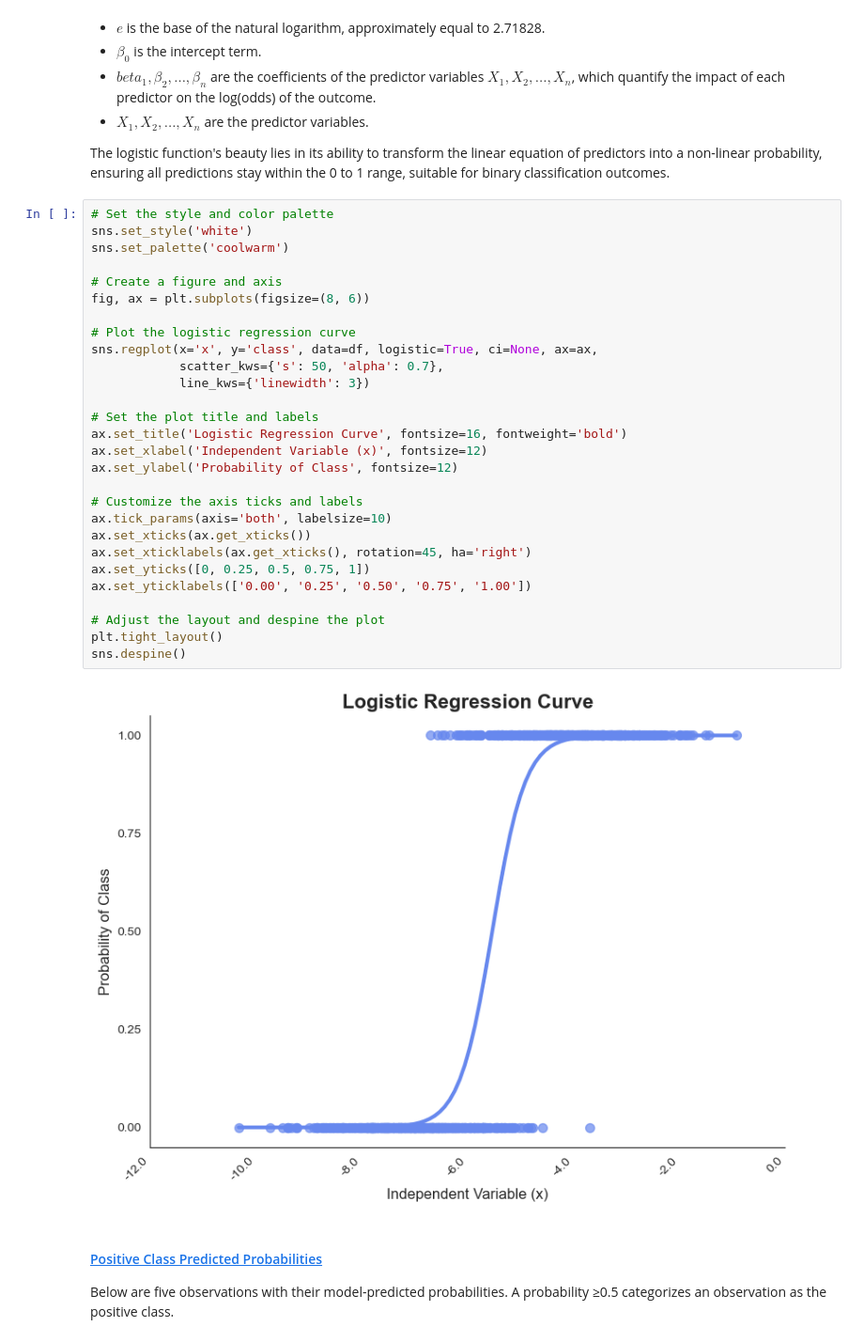
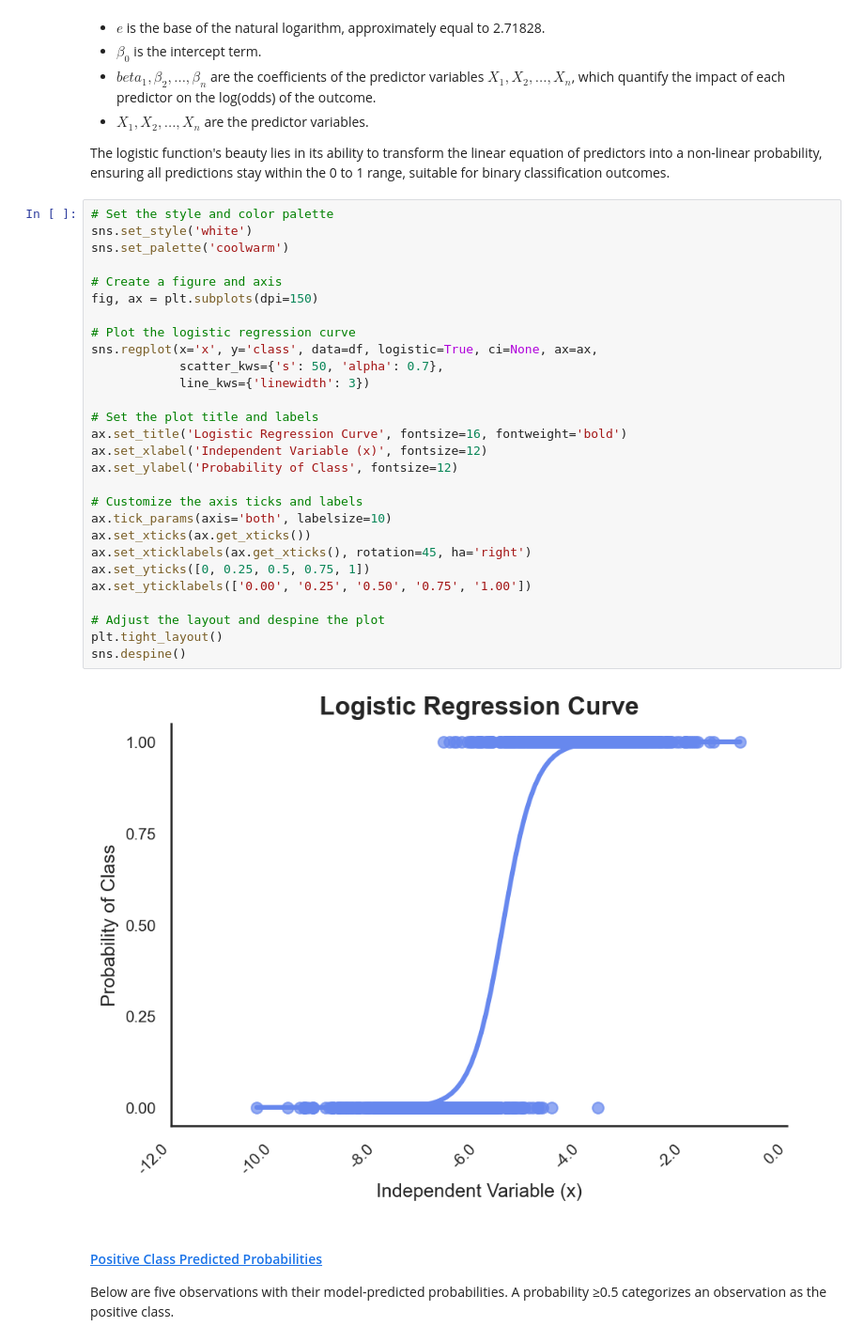
Before and after one commit to FutureGoose/fundamentals_logistic_regression, a Jupyter notebook: fundamentals_logistic_regression.ipynb, the cells around one changed output. Shown at 94% size. Drawn from its saved outputs; the diff is of its cells as text.

```diff
--- a/fundamentals_logistic_regression.ipynb
+++ b/fundamentals_logistic_regression.ipynb
@@ -309,33 +309,33 @@ The logistic function's beauty lies in its ability to transform the linear equat
 # %%
 # Set the style and color palette
 sns.set_style('white')
 sns.set_palette('coolwarm')
 
 # Create a figure and axis
-fig, ax = plt.subplots(figsize=(8, 6))
+fig, ax = plt.subplots(dpi=150)
 
 # Plot the logistic regression curve
 sns.regplot(x='x', y='class', data=df, logistic=True, ci=None, ax=ax,
             scatter_kws={'s': 50, 'alpha': 0.7},
             line_kws={'linewidth': 3})
 
 # Set the plot title and labels
 ax.set_title('Logistic Regression Curve', fontsize=16, fontweight='bold')
 ax.set_xlabel('Independent Variable (x)', fontsize=12)
 ax.set_ylabel('Probability of Class', fontsize=12)
 
 # Customize the axis ticks and labels
 ax.tick_params(axis='both', labelsize=10)
 ax.set_xticks(ax.get_xticks())
 ax.set_xticklabels(ax.get_xticks(), rotation=45, ha='right')
 ax.set_yticks([0, 0.25, 0.5, 0.75, 1])
 ax.set_yticklabels(['0.00', '0.25', '0.50', '0.75', '1.00'])
 
 # Adjust the layout and despine the plot
 plt.tight_layout()
 sns.despine()
 # %% [output]
-[figure, old version]
+[figure, new version]
 # %% [markdown]
 #### <a id='toc4_3_1_1_'></a>[Positive Class Predicted Probabilities](#toc0_)
 Below are five observations with their model-predicted probabilities. A probability ≥0.5 categorizes an observation as the positive class.
```
